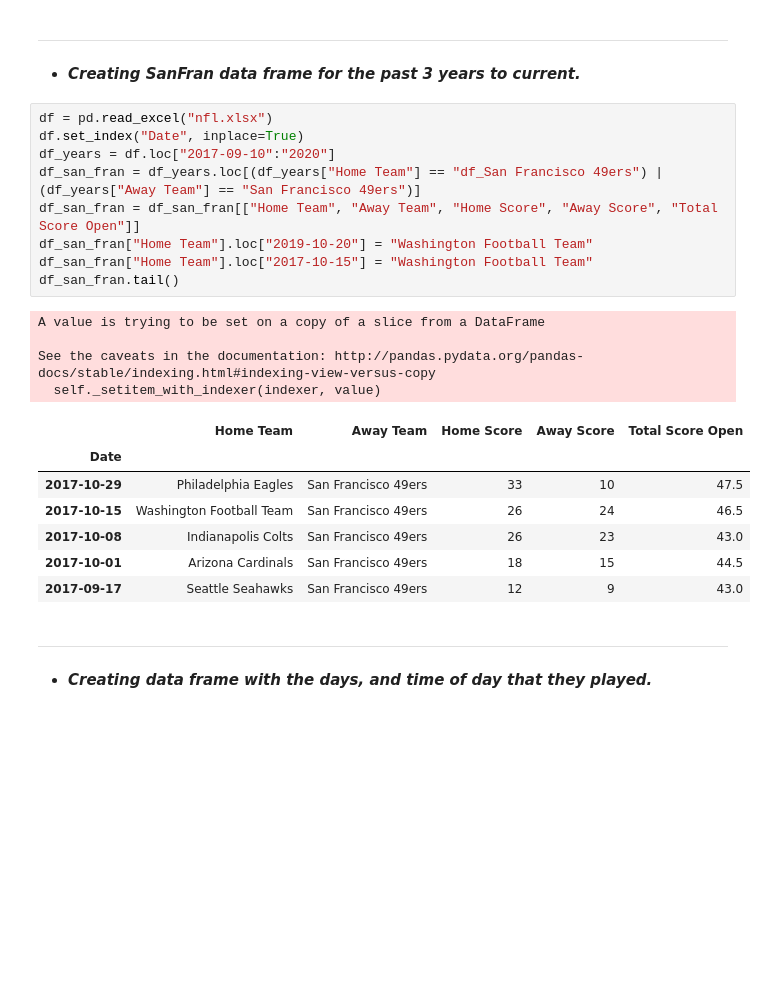
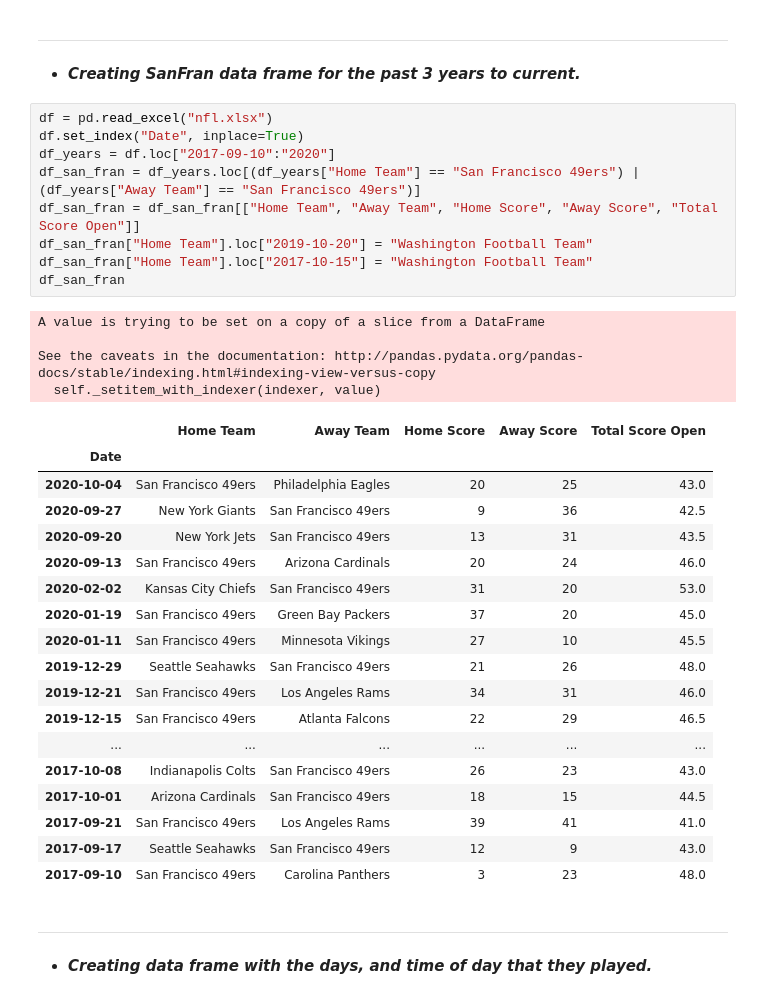
Before and after one commit to sheldon217/Project_2, a Jupyter notebook: Project_Rich.ipynb, the cells around one changed output. Drawn from its saved outputs; the diff is of its cells as text; blank space fills up the shorter version.

```diff
--- a/Project_Rich.ipynb
+++ b/Project_Rich.ipynb
@@ -9,24 +9,35 @@ import pandas as pd
 # %%
 df = pd.read_excel("nfl.xlsx")
 df.set_index("Date", inplace=True)
 df_years = df.loc["2017-09-10":"2020"]
-df_san_fran = df_years.loc[(df_years["Home Team"] == "df_San Francisco 49ers") | (df_years["Away Team"] == "San Francisco 49ers")]
+df_san_fran = df_years.loc[(df_years["Home Team"] == "San Francisco 49ers") | (df_years["Away Team"] == "San Francisco 49ers")]
 df_san_fran = df_san_fran[["Home Team", "Away Team", "Home Score", "Away Score", "Total Score Open"]]
 df_san_fran["Home Team"].loc["2019-10-20"] = "Washington Football Team"
 df_san_fran["Home Team"].loc["2017-10-15"] = "Washington Football Team"
-df_san_fran.tail()
+df_san_fran
 # %% [output]
 A value is trying to be set on a copy of a slice from a DataFrame
 
 See the caveats in the documentation: http://pandas.pydata.org/pandas-docs/stable/indexing.html#indexing-view-versus-copy
   self._setitem_with_indexer(indexer, value)
 |  | Home Team | Away Team | Home Score | Away Score | Total Score Open |
 | Date |  |  |  |  |  |
-| 2017-10-29 | Philadelphia Eagles | San Francisco 49ers | 33 | 10 | 47.5 |
-| 2017-10-15 | Washington Football Team | San Francisco 49ers | 26 | 24 | 46.5 |
+| 2020-10-04 | San Francisco 49ers | Philadelphia Eagles | 20 | 25 | 43.0 |
+| 2020-09-27 | New York Giants | San Francisco 49ers | 9 | 36 | 42.5 |
+| 2020-09-20 | New York Jets | San Francisco 49ers | 13 | 31 | 43.5 |
+| 2020-09-13 | San Francisco 49ers | Arizona Cardinals | 20 | 24 | 46.0 |
+| 2020-02-02 | Kansas City Chiefs | San Francisco 49ers | 31 | 20 | 53.0 |
+| 2020-01-19 | San Francisco 49ers | Green Bay Packers | 37 | 20 | 45.0 |
+| 2020-01-11 | San Francisco 49ers | Minnesota Vikings | 27 | 10 | 45.5 |
+| 2019-12-29 | Seattle Seahawks | San Francisco 49ers | 21 | 26 | 48.0 |
+| 2019-12-21 | San Francisco 49ers | Los Angeles Rams | 34 | 31 | 46.0 |
+| 2019-12-15 | San Francisco 49ers | Atlanta Falcons | 22 | 29 | 46.5 |
+| ... | ... | ... | ... | ... | ... |
 | 2017-10-08 | Indianapolis Colts | San Francisco 49ers | 26 | 23 | 43.0 |
 | 2017-10-01 | Arizona Cardinals | San Francisco 49ers | 18 | 15 | 44.5 |
+| 2017-09-21 | San Francisco 49ers | Los Angeles Rams | 39 | 41 | 41.0 |
 | 2017-09-17 | Seattle Seahawks | San Francisco 49ers | 12 | 9 | 43.0 |
+| 2017-09-10 | San Francisco 49ers | Carolina Panthers | 3 | 23 | 48.0 |
 # %% [markdown]
 ---
 * ***Creating data frame with the days, and time of day that they played.***
```
Also changed, not shown: parts of 26 cells of this notebook.
